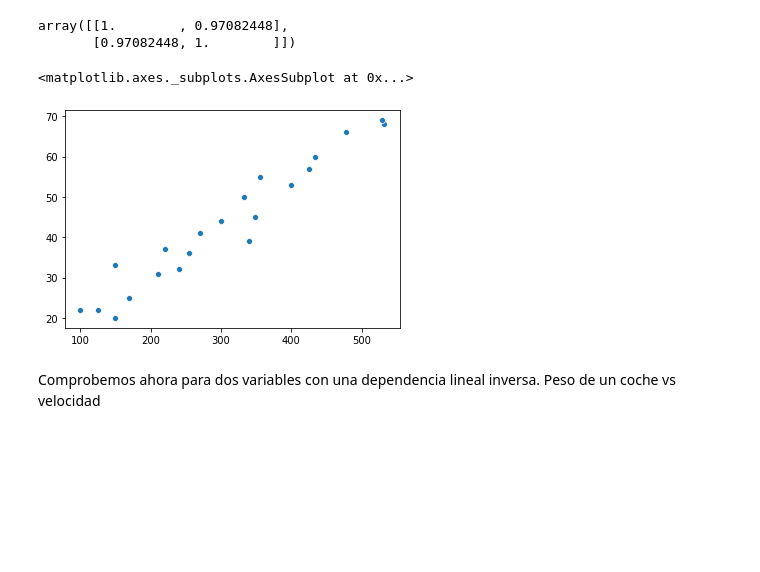
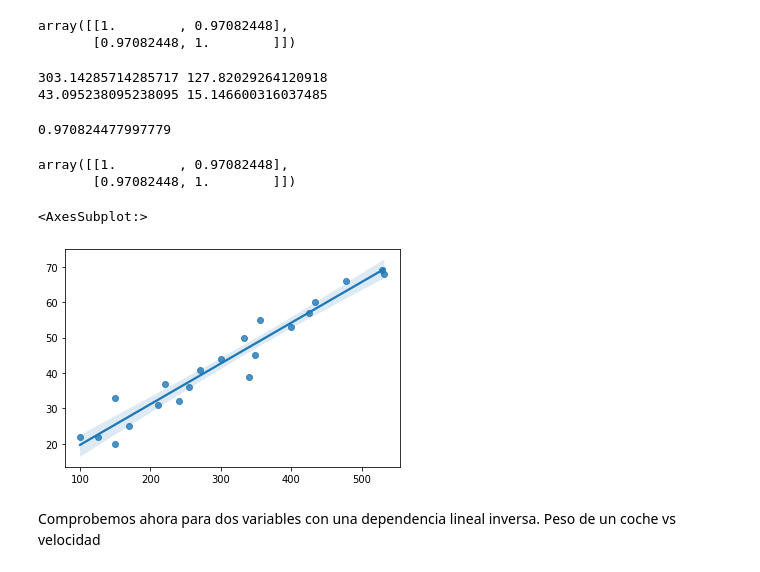
Before and after one commit to AlbertoBecerraTB/SVL_DS_Marzo_TB, a Jupyter notebook: 2-Data Analysis/0-Matematicas para Data Science/PROF_Estadística_SVL.ipynb, the cells around one changed output. Cells and saved outputs as stored; diff of their text form; code cells hidden in the pictures; blank space fills up the shorter version.

```diff
--- a/2-Data Analysis/0-Matematicas para Data Science/PROF_Estadística_SVL.ipynb
+++ b/2-Data Analysis/0-Matematicas para Data Science/PROF_Estadística_SVL.ipynb
@@ -494,3 +546,15 @@ np.corrcoef(distancia, gasolina)
 # %% [output]
 array([[1.        , 0.97082448],
        [0.97082448, 1.        ]])
+# %%
+d_mean = np.mean(distancia)
+g_mean = np.mean(gasolina)
+
+d_std = np.std(distancia)
+g_std = np.std(gasolina)
+
+print(d_mean, d_std)
+print(g_mean, g_std)
+# %% [output]
+303.14285714285717 127.82029264120918
+43.095238095238095 15.146600316037485
@@ -497,8 +563,20 @@ array([[1.        , 0.97082448],
+# %%
+#  cov = ((100 - d_mean)*(22 - g_mean) + (150 - d_mean)*(20 - g_mean) + ... )/n
+cov = np.sum((distancia - d_mean) * (gasolina - g_mean))  / (len(distancia))
+corr_manual = cov / (d_std * g_std)
+corr_manual
+# %% [output]
+0.970824477997779
+# %%
+np.corrcoef(distancia, gasolina)
+# %% [output]
+array([[1.        , 0.97082448],
+       [0.97082448, 1.        ]])
 # %%
-sns.scatterplot(distancia, gasolina)
+sns.regplot(distancia, gasolina)
 # %% [output]
-<matplotlib.axes._subplots.AxesSubplot at 0x...>
+<AxesSubplot:>
-[figure, old version]
+[figure, new version]
 # %% [markdown]
 Comprobemos ahora para dos variables con una dependencia lineal inversa. Peso de un coche vs velocidad
 # %%
```
Also changed, not shown: parts of 22 cells of this notebook.
